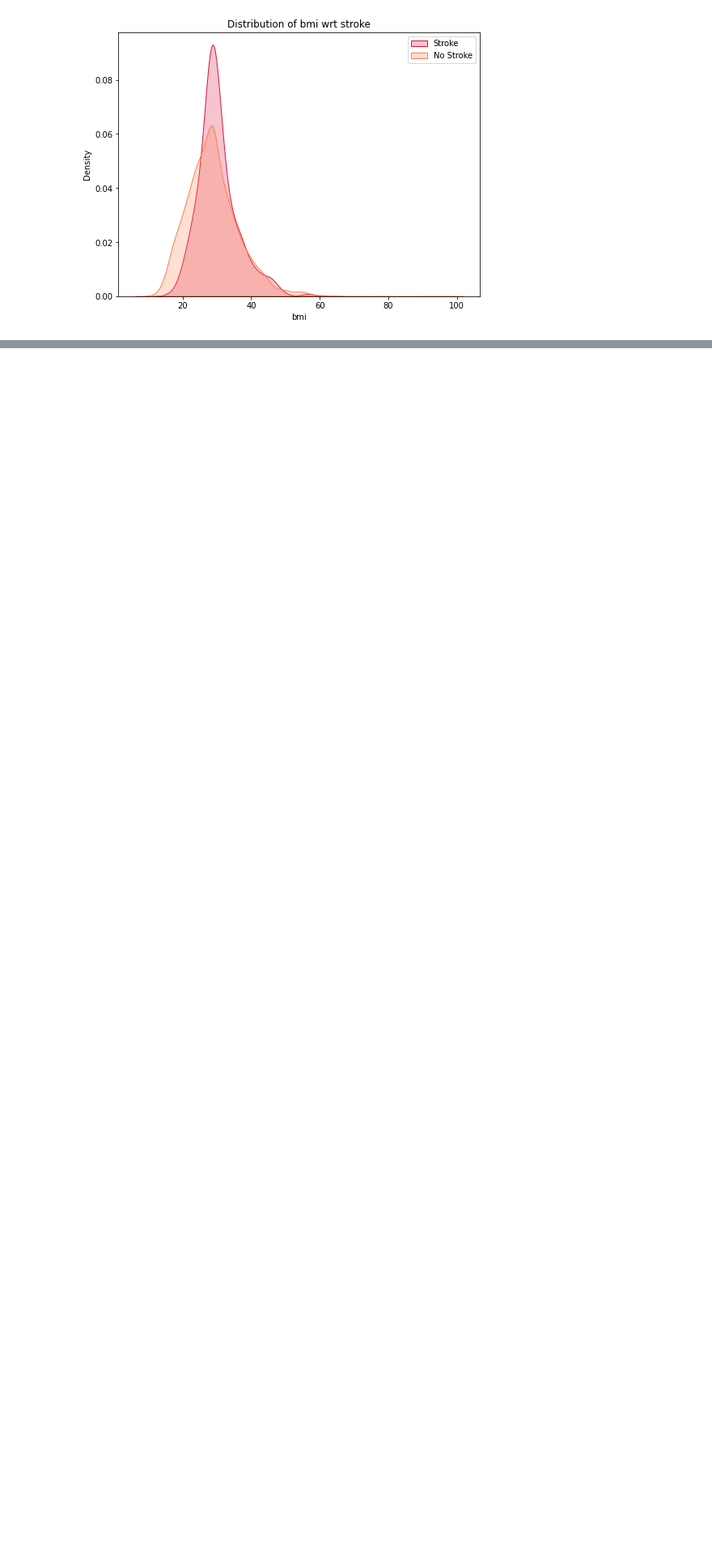
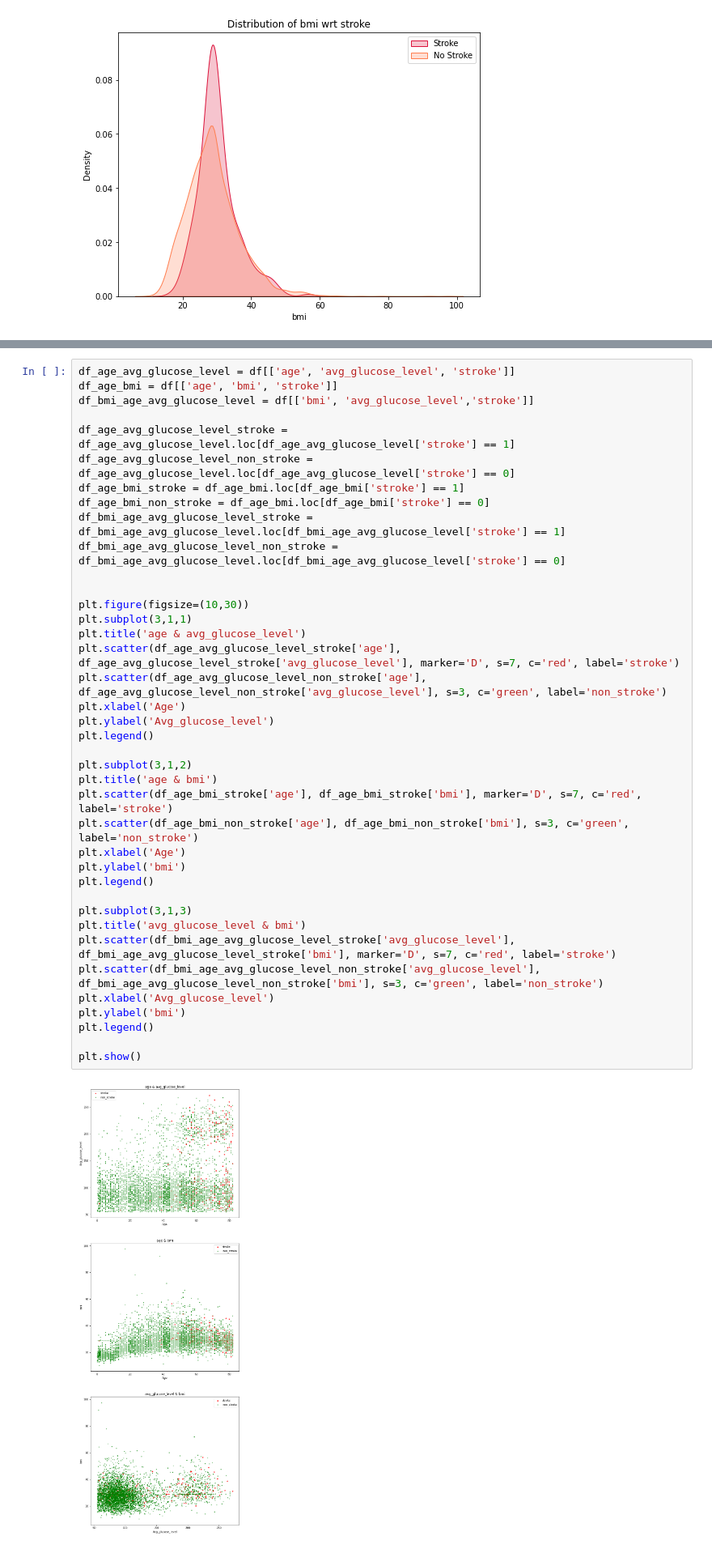
Before and after one commit to MeiTao87/stroke_prediction, a Jupyter notebook: Stroke Prediction Dataset -- 11 clinical features por predicting stroke events.ipynb, the cells around one changed output, grey strips where cells are left out. Shown: that part at 81% size. Cells and saved outputs as stored; diff of their text form; blank space fills up the shorter version.

```diff
--- a/Stroke Prediction Dataset -- 11 clinical features por predicting stroke events.ipynb
+++ b/Stroke Prediction Dataset -- 11 clinical features por predicting stroke events.ipynb
@@ -137,0 +141,41 @@ plt.show()
+# %%
+df_age_avg_glucose_level = df[['age', 'avg_glucose_level', 'stroke']]
+df_age_bmi = df[['age', 'bmi', 'stroke']]
+df_bmi_age_avg_glucose_level = df[['bmi', 'avg_glucose_level','stroke']]
+
+df_age_avg_glucose_level_stroke = df_age_avg_glucose_level.loc[df_age_avg_glucose_level['stroke'] == 1]
+df_age_avg_glucose_level_non_stroke = df_age_avg_glucose_level.loc[df_age_avg_glucose_level['stroke'] == 0]
+df_age_bmi_stroke = df_age_bmi.loc[df_age_bmi['stroke'] == 1]
+df_age_bmi_non_stroke = df_age_bmi.loc[df_age_bmi['stroke'] == 0]
+df_bmi_age_avg_glucose_level_stroke = df_bmi_age_avg_glucose_level.loc[df_bmi_age_avg_glucose_level['stroke'] == 1]
+df_bmi_age_avg_glucose_level_non_stroke = df_bmi_age_avg_glucose_level.loc[df_bmi_age_avg_glucose_level['stroke'] == 0]
+
+
+plt.figure(figsize=(10,30))
+plt.subplot(3,1,1)
+plt.title('age & avg_glucose_level')
+plt.scatter(df_age_avg_glucose_level_stroke['age'], df_age_avg_glucose_level_stroke['avg_glucose_level'], marker='D', s=7, c='red', label='stroke')
+plt.scatter(df_age_avg_glucose_level_non_stroke['age'], df_age_avg_glucose_level_non_stroke['avg_glucose_level'], s=3, c='green', label='non_stroke')
+plt.xlabel('Age')
+plt.ylabel('Avg_glucose_level')
+plt.legend()
+
+plt.subplot(3,1,2)
+plt.title('age & bmi')
+plt.scatter(df_age_bmi_stroke['age'], df_age_bmi_stroke['bmi'], marker='D', s=7, c='red', label='stroke')
+plt.scatter(df_age_bmi_non_stroke['age'], df_age_bmi_non_stroke['bmi'], s=3, c='green', label='non_stroke')
+plt.xlabel('Age')
+plt.ylabel('bmi')
+plt.legend()
+
+plt.subplot(3,1,3)
+plt.title('avg_glucose_level & bmi')
+plt.scatter(df_bmi_age_avg_glucose_level_stroke['avg_glucose_level'], df_bmi_age_avg_glucose_level_stroke['bmi'], marker='D', s=7, c='red', label='stroke')
+plt.scatter(df_bmi_age_avg_glucose_level_non_stroke['avg_glucose_level'], df_bmi_age_avg_glucose_level_non_stroke['bmi'], s=3, c='green', label='non_stroke')
+plt.xlabel('Avg_glucose_level')
+plt.ylabel('bmi')
+plt.legend()
+
+plt.show()
+# %% [output]
+[figure, added]
```
Also changed, not shown: parts of 20 cells of this notebook.
